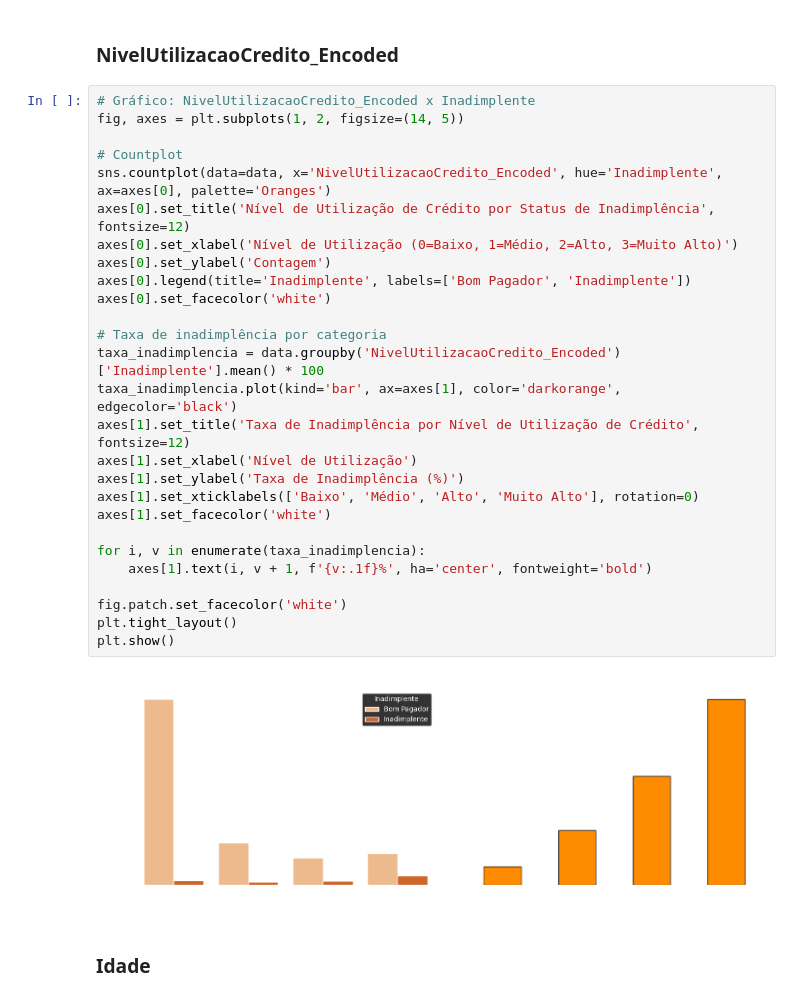
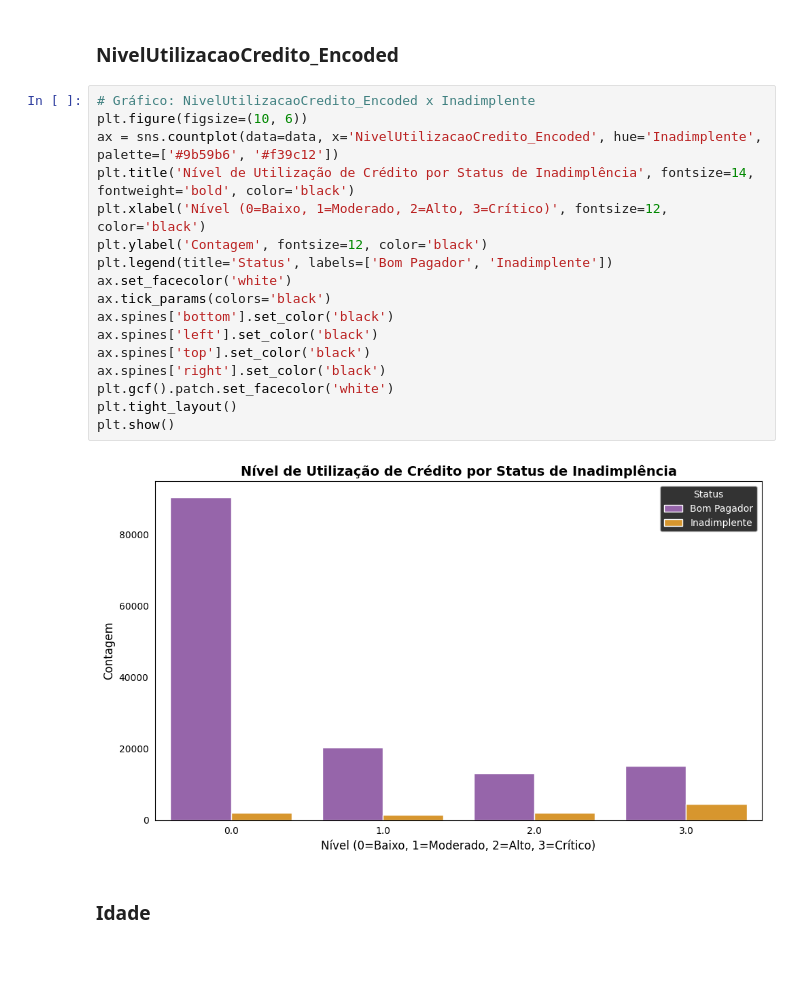
Before and after one commit to henriqueluza/Credit-Analysis-Model, a Jupyter notebook: modelo v2/notebooks/notebook2.ipynb, the cells around one changed output. Saved outputs shown, nothing was run; the diff lists cells and outputs as text; blank space fills up the shorter version.

```diff
--- a/modelo v2/notebooks/notebook2.ipynb
+++ b/modelo v2/notebooks/notebook2.ipynb
@@ -256,33 +246,23 @@ plt.show()
 ### NivelUtilizacaoCredito_Encoded
 # %%
 # Gráfico: NivelUtilizacaoCredito_Encoded x Inadimplente
-fig, axes = plt.subplots(1, 2, figsize=(14, 5))
-
-# Countplot
-sns.countplot(data=data, x='NivelUtilizacaoCredito_Encoded', hue='Inadimplente', ax=axes[0], palette='Oranges')
-axes[0].set_title('Nível de Utilização de Crédito por Status de Inadimplência', fontsize=12)
-axes[0].set_xlabel('Nível de Utilização (0=Baixo, 1=Médio, 2=Alto, 3=Muito Alto)')
-axes[0].set_ylabel('Contagem')
-axes[0].legend(title='Inadimplente', labels=['Bom Pagador', 'Inadimplente'])
-axes[0].set_facecolor('white')
-
-# Taxa de inadimplência por categoria
-taxa_inadimplencia = data.groupby('NivelUtilizacaoCredito_Encoded')['Inadimplente'].mean() * 100
-taxa_inadimplencia.plot(kind='bar', ax=axes[1], color='darkorange', edgecolor='black')
-axes[1].set_title('Taxa de Inadimplência por Nível de Utilização de Crédito', fontsize=12)
-axes[1].set_xlabel('Nível de Utilização')
-axes[1].set_ylabel('Taxa de Inadimplência (%)')
-axes[1].set_xticklabels(['Baixo', 'Médio', 'Alto', 'Muito Alto'], rotation=0)
-axes[1].set_facecolor('white')
-
-for i, v in enumerate(taxa_inadimplencia):
-    axes[1].text(i, v + 1, f'{v:.1f}%', ha='center', fontweight='bold')
-
-fig.patch.set_facecolor('white')
+plt.figure(figsize=(10, 6))
+ax = sns.countplot(data=data, x='NivelUtilizacaoCredito_Encoded', hue='Inadimplente', palette=['#9b59b6', '#f39c12'])
+plt.title('Nível de Utilização de Crédito por Status de Inadimplência', fontsize=14, fontweight='bold', color='black')
+plt.xlabel('Nível (0=Baixo, 1=Moderado, 2=Alto, 3=Crítico)', fontsize=12, color='black')
+plt.ylabel('Contagem', fontsize=12, color='black')
+plt.legend(title='Status', labels=['Bom Pagador', 'Inadimplente'])
+ax.set_facecolor('white')
+ax.tick_params(colors='black')
+ax.spines['bottom'].set_color('black')
+ax.spines['left'].set_color('black')
+ax.spines['top'].set_color('black')
+ax.spines['right'].set_color('black')
+plt.gcf().patch.set_facecolor('white')
 plt.tight_layout()
 plt.show()
 # %% [output]
-[figure, old version]
+[figure, new version]
 # %% [markdown]
 ### Idade
 # %%
```
Also changed, not shown: parts of 9 cells of this notebook.
